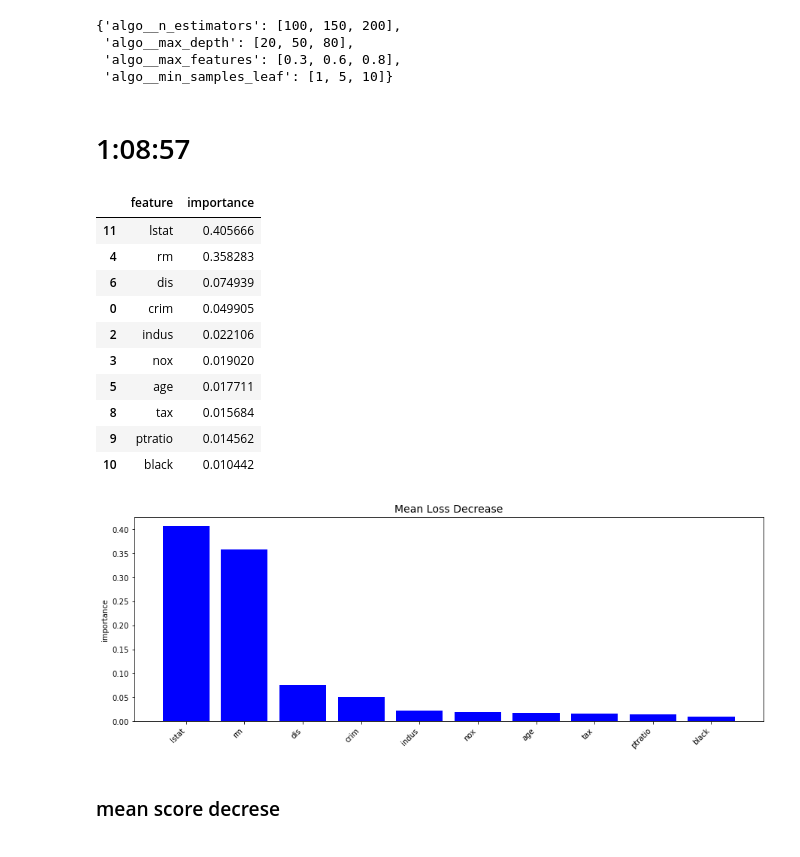
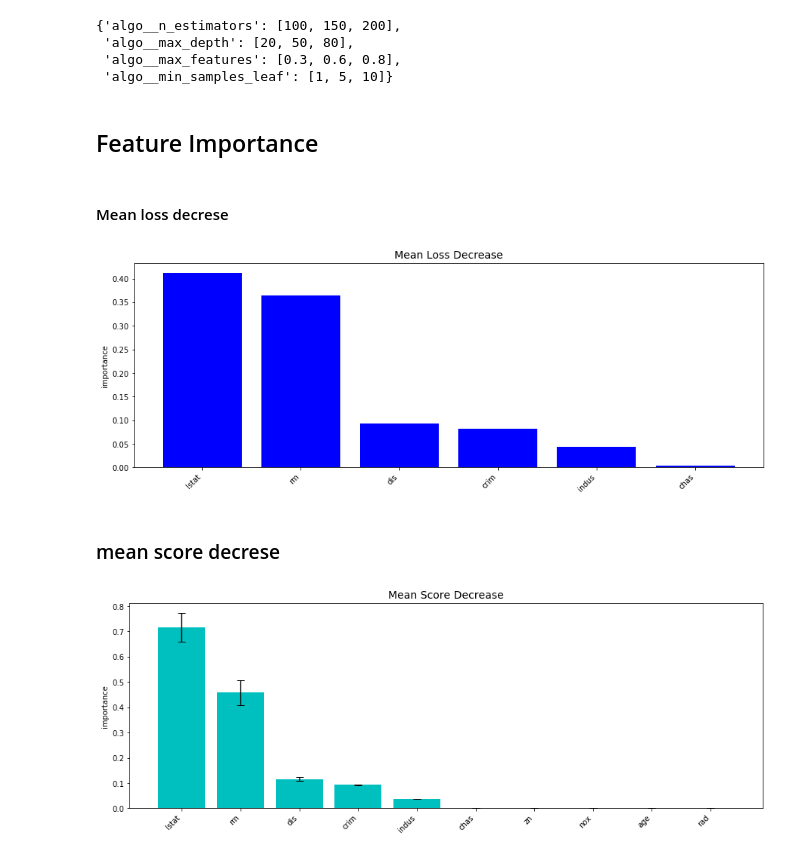
Before and after one commit to julius-risky/Data-Science, a Jupyter notebook: Machine_Learning/Part2_Regression/11_Random_Forest_Regression/Random_forest_jcopml.ipynb, the cells around one changed output. Saved outputs shown, nothing was run; the diff lists cells and outputs as text; code cells hidden in the pictures.

```diff
--- a/Machine_Learning/Part2_Regression/11_Random_Forest_Regression/Random_forest_jcopml.ipynb
+++ b/Machine_Learning/Part2_Regression/11_Random_Forest_Regression/Random_forest_jcopml.ipynb
@@ -92,43 +90,16 @@ gsp.rf_params
  'algo__max_depth': [20, 50, 80],
  'algo__max_features': [0.3, 0.6, 0.8],
  'algo__min_samples_leaf': [1, 5, 10]}
-# %%
-preprocessor = ColumnTransformer([
-    ('numeric', num_pipe(), [
-                            "crim","zn","indus","nox","rm","age","dis",
-                            "rad","tax","ptratio","black","lstat"]),
-    ('categoric', cat_pipe(), ["chas"]),
-])
-
-pipeline = Pipeline([
-    ('prep', preprocessor),
-    ('algo', RandomForestRegressor(n_jobs=-1, random_state=42))
-])
-
-model = GridSearchCV(pipeline, gsp.rf_params, cv=3,  n_jobs=-1, verbose=1)
-model.fit(X_train, y_train)
-
-print(model.best_params_)
-print(model.score(X_train, y_train), model.best_score_, model.score(X_test, y_test))
-# %% [markdown]
-# 1:08:57
+# %% [markdown]
+## Feature Importance
+# %% [markdown]
+#### Mean loss decrese
 # %%
 from jcopml.feature_importance import mean_loss_decrease
 # %%
-mean_loss_decrease(X_train, model, plot=True, topk=10)
+mld=mean_loss_decrease(X_train, model, plot=True, topk=10)
 # %% [output]
-|  | feature | importance |
-| 11 | lstat | 0.405666 |
-| 4 | rm | 0.358283 |
-| 6 | dis | 0.074939 |
-| 0 | crim | 0.049905 |
-| 2 | indus | 0.022106 |
-| 3 | nox | 0.019020 |
-| 5 | age | 0.017711 |
-| 8 | tax | 0.015684 |
-| 9 | ptratio | 0.014562 |
-| 10 | black | 0.010442 |
-[figure, old version]
+[figure, new version]
 # %% [markdown]
 ### mean score decrese
 # %%
@@ -135,0 +107,4 @@ from jcopml.feature_importance import mean_loss_decrease
+# %%
+df_imp = mean_score_decrease(X_train, y_train, model, plot=True, topk=10)
+# %% [output]
+[figure, added]
```
Also changed, not shown: parts of 10 cells of this notebook, 4 other files.
